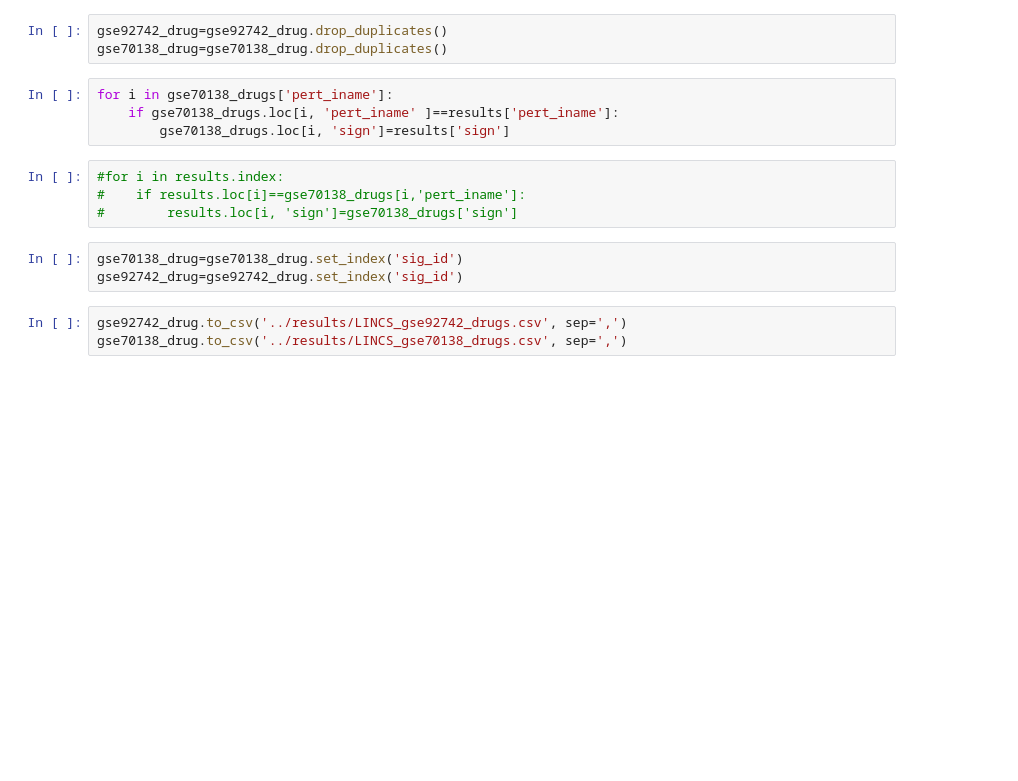
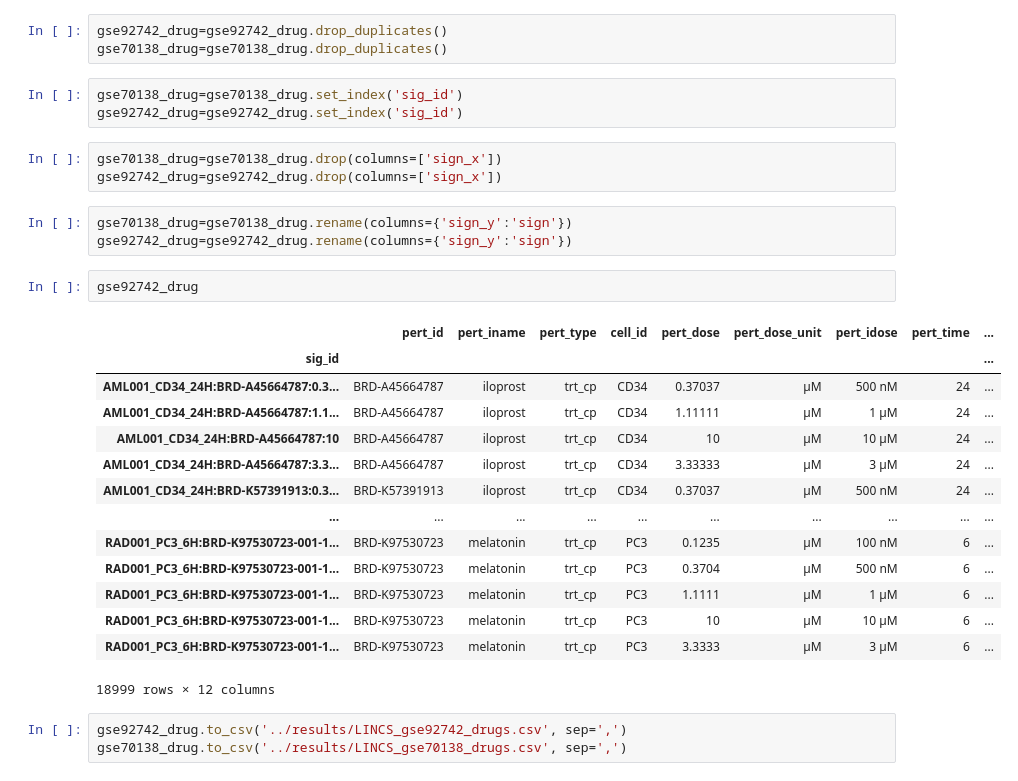
Before and after one commit to Vargeszti/Thesis, a Jupyter notebook: code/lincs_data_new.ipynb, the cells around one changed output. Drawn from its saved outputs; the diff is of its cells as text; blank space fills up the shorter version.

```diff
--- a/code/lincs_data_new.ipynb
+++ b/code/lincs_data_new.ipynb
@@ -298,17 +298,32 @@ gse92742_drug = pd.merge(probe92742,results[['pert_iname','sign']],on='pert_inam
 # %%
 gse92742_drug=gse92742_drug.drop_duplicates()
 gse70138_drug=gse70138_drug.drop_duplicates()
-# %%
-for i in gse70138_drugs['pert_iname']:
-    if gse70138_drugs.loc[i, 'pert_iname' ]==results['pert_iname']:
-        gse70138_drugs.loc[i, 'sign']=results['sign']
-# %%
-#for i in results.index:
-#    if results.loc[i]==gse70138_drugs[i,'pert_iname']:
-#        results.loc[i, 'sign']=gse70138_drugs['sign']
 # %%
 gse70138_drug=gse70138_drug.set_index('sig_id')
 gse92742_drug=gse92742_drug.set_index('sig_id')
+# %%
+gse70138_drug=gse70138_drug.drop(columns=['sign_x'])
+gse92742_drug=gse92742_drug.drop(columns=['sign_x'])
+# %%
+gse70138_drug=gse70138_drug.rename(columns={'sign_y':'sign'})
+gse92742_drug=gse92742_drug.rename(columns={'sign_y':'sign'})
+# %%
+gse92742_drug
+# %% [output]
+|  | pert_id | pert_iname | pert_type | cell_id | pert_dose | pert_dose_unit | pert_idose | pert_time | ... |
+| sig_id |  |  |  |  |  |  |  |  | ... |
+| AML001_CD34_24H:BRD-A45664787:0.3... | BRD-A45664787 | iloprost | trt_cp | CD34 | 0.37037 | µM | 500 nM | 24 | ... |
+| AML001_CD34_24H:BRD-A45664787:1.1... | BRD-A45664787 | iloprost | trt_cp | CD34 | 1.11111 | µM | 1 µM | 24 | ... |
+| AML001_CD34_24H:BRD-A45664787:10 | BRD-A45664787 | iloprost | trt_cp | CD34 | 10 | µM | 10 µM | 24 | ... |
+| AML001_CD34_24H:BRD-A45664787:3.3... | BRD-A45664787 | iloprost | trt_cp | CD34 | 3.33333 | µM | 3 µM | 24 | ... |
+| AML001_CD34_24H:BRD-K57391913:0.3... | BRD-K57391913 | iloprost | trt_cp | CD34 | 0.37037 | µM | 500 nM | 24 | ... |
+| ... | ... | ... | ... | ... | ... | ... | ... | ... | ... |
+| RAD001_PC3_6H:BRD-K97530723-001-1... | BRD-K97530723 | melatonin | trt_cp | PC3 | 0.1235 | µM | 100 nM | 6 | ... |
+| RAD001_PC3_6H:BRD-K97530723-001-1... | BRD-K97530723 | melatonin | trt_cp | PC3 | 0.3704 | µM | 500 nM | 6 | ... |
+| RAD001_PC3_6H:BRD-K97530723-001-1... | BRD-K97530723 | melatonin | trt_cp | PC3 | 1.1111 | µM | 1 µM | 6 | ... |
+| RAD001_PC3_6H:BRD-K97530723-001-1... | BRD-K97530723 | melatonin | trt_cp | PC3 | 10 | µM | 10 µM | 6 | ... |
+| RAD001_PC3_6H:BRD-K97530723-001-1... | BRD-K97530723 | melatonin | trt_cp | PC3 | 3.3333 | µM | 3 µM | 6 | ... |
+18999 rows × 12 columns
 # %%
 gse92742_drug.to_csv('../results/LINCS_gse92742_drugs.csv', sep=',')
 gse70138_drug.to_csv('../results/LINCS_gse70138_drugs.csv', sep=',')
```
Also changed, not shown: 1 other file.
